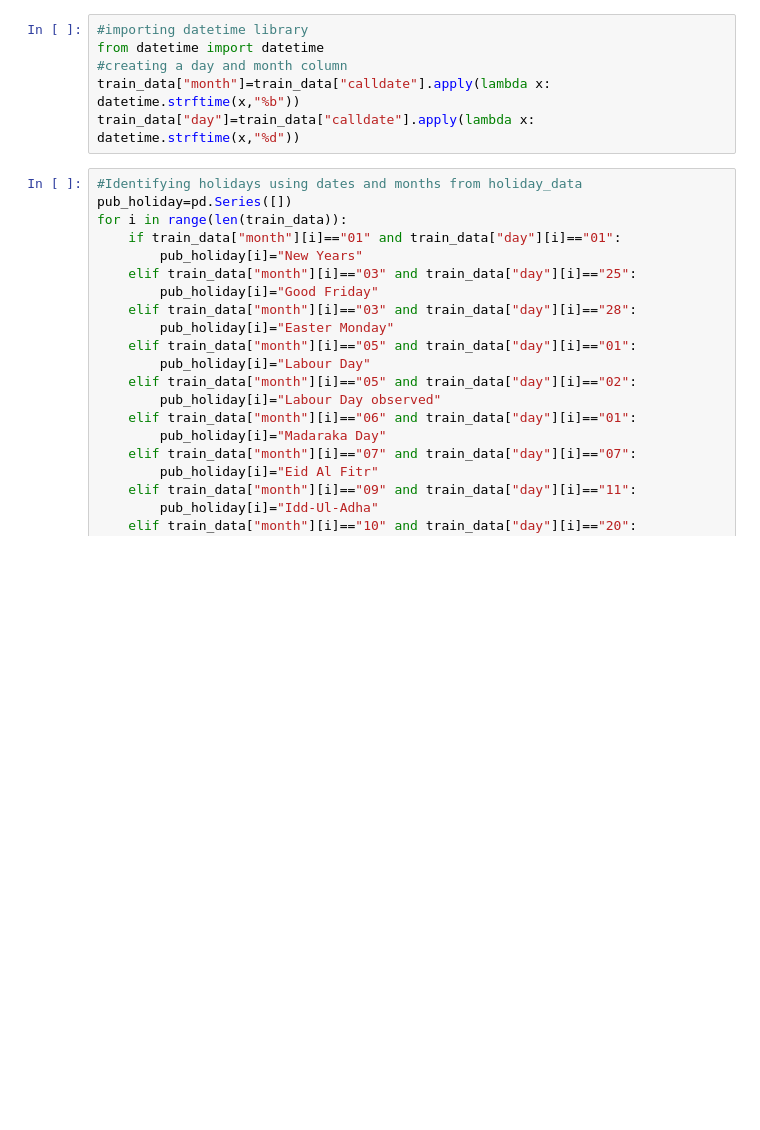
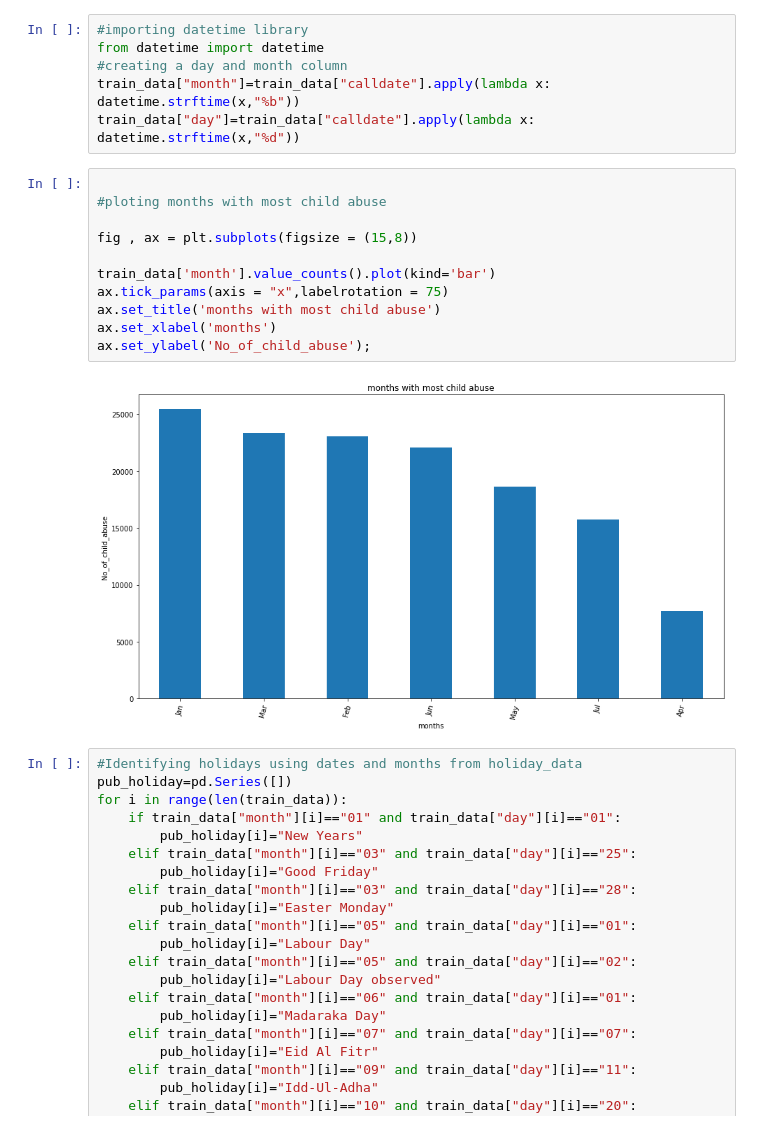
Before and after one commit to Kanoru01/Call-Volume-Prediction-Childline-Kenya-, a Jupyter notebook: Call_Volume_Prediction.ipynb, the cells around one changed output. Drawn from its saved outputs; the diff is of its cells as text; blank space fills up the shorter version.

Commit message:
added a graph

```diff
--- a/Call_Volume_Prediction.ipynb
+++ b/Call_Volume_Prediction.ipynb
@@ -653,6 +653,19 @@ from datetime import datetime
 #creating a day and month column
 train_data["month"]=train_data["calldate"].apply(lambda x: datetime.strftime(x,"%b"))
 train_data["day"]=train_data["calldate"].apply(lambda x: datetime.strftime(x,"%d"))
+# %%
+
+#ploting months with most child abuse
+
+fig , ax = plt.subplots(figsize = (15,8))
+
+train_data['month'].value_counts().plot(kind='bar')
+ax.tick_params(axis = "x",labelrotation = 75)
+ax.set_title('months with most child abuse')
+ax.set_xlabel('months')
+ax.set_ylabel('No_of_child_abuse');
+# %% [output]
+[figure, added]
 # %%
 #Identifying holidays using dates and months from holiday_data
 pub_holiday=pd.Series([])
```
Also changed, not shown: parts of 3 cells of this notebook.
